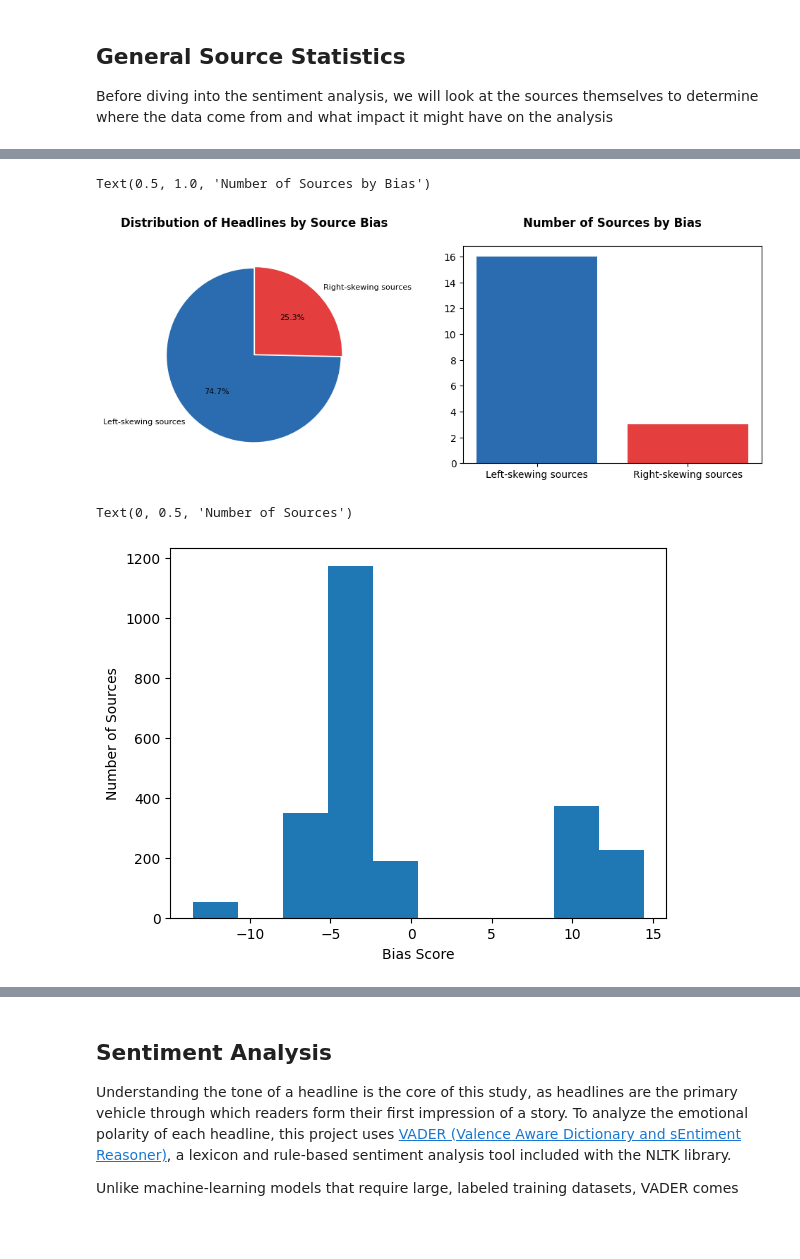
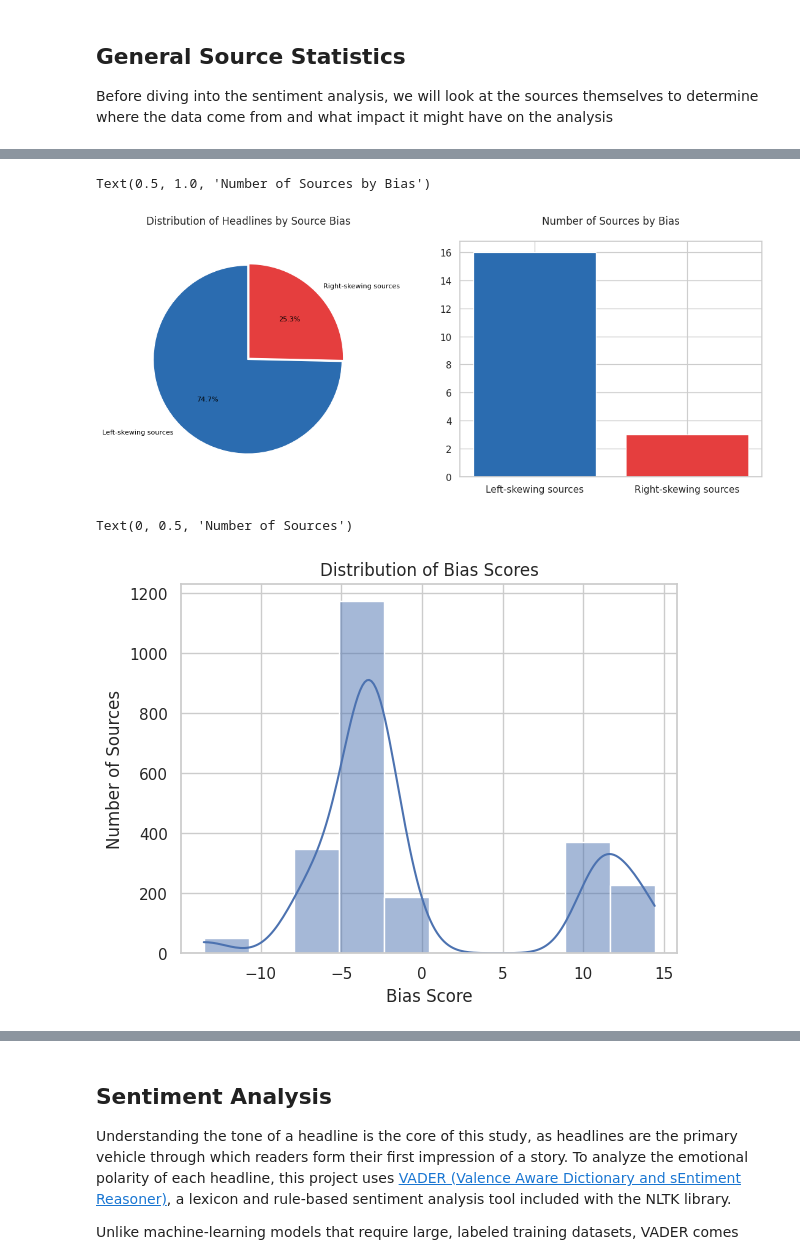
Before and after one commit to Joshua-Byrd/HeadlineAnalysis, a Jupyter notebook: notebooks/headline_analysis.ipynb, the cells around one changed output, grey strips where cells are left out. Saved outputs shown, nothing was run; the diff lists cells and outputs as text; code cells hidden in the pictures; blank space fills up the shorter version.

Commit message:
Begin sentiment analysis in headline_analysis.ipynb

```diff
--- a/notebooks/headline_analysis.ipynb
+++ b/notebooks/headline_analysis.ipynb
@@ -74,5 +74,7 @@ In the cell below, unnecessary columns are dropped. Note that the 'title' column
 # %%
 # remove unnecessary columns
 df = df[["id", "name_x", "category", "reliability", "bias", "author", "title"]]
+# add a new column for the strenght of the bias, regardless of direction
+df["bias_strength"] = df["bias"].abs()
 df.head(3)
 # %% [output]
@@ -123,30 +125,32 @@ Total number of headlines: 2359
 # %%
 colors = ["#2b6cb0", "#e53e3e"]
 labels = ["Left-skewing sources", "Right-skewing sources"]
 explode = (0.01, 0.01)
-fig, (ax1, ax2) = plt.subplots(1, 2, figsize=(12,4))
+fig, (ax1, ax2) = plt.subplots(1, 2, figsize=(14,5))
 
 # Headlines by source bias pie chart
 ax1.pie(
     [len(left_headlines), len(right_headlines)],
     colors = colors,
     autopct='%1.1f%%',
     labels=labels,
     explode=explode,
     startangle=90,
     textprops={"fontsize": 8, "color":"black"})
-ax1.set_title('Distribution of Headlines by Source Bias', fontsize=12, fontweight='bold', pad=20)
+ax1.set_title('Distribution of Headlines by Source Bias', fontsize=12, pad=20)
+
 # Number of sources by bias
 ax2.bar(labels, [len(left_sources), len(right_sources)], color=colors)
-ax2.set_title("Number of Sources by Bias", fontsize=12, fontweight='bold', pad=20)
+ax2.set_title("Number of Sources by Bias", fontsize=12, pad=20)
 # %% [output]
 Text(0.5, 1.0, 'Number of Sources by Bias')
-[figure, old version]
+[figure, new version]
 # %%
-plt.hist(df["bias"], bins=10)
+sns.histplot(df["bias"], kde=True, bins=10)
+plt.title("Distribution of Bias Scores")
 plt.xlabel("Bias Score")
 plt.ylabel("Number of Sources")
 # %% [output]
 Text(0, 0.5, 'Number of Sources')
-[figure, old version]
+[figure, new version]
 # %% [markdown]
```
Also changed, not shown: parts of 14 cells of this notebook.
